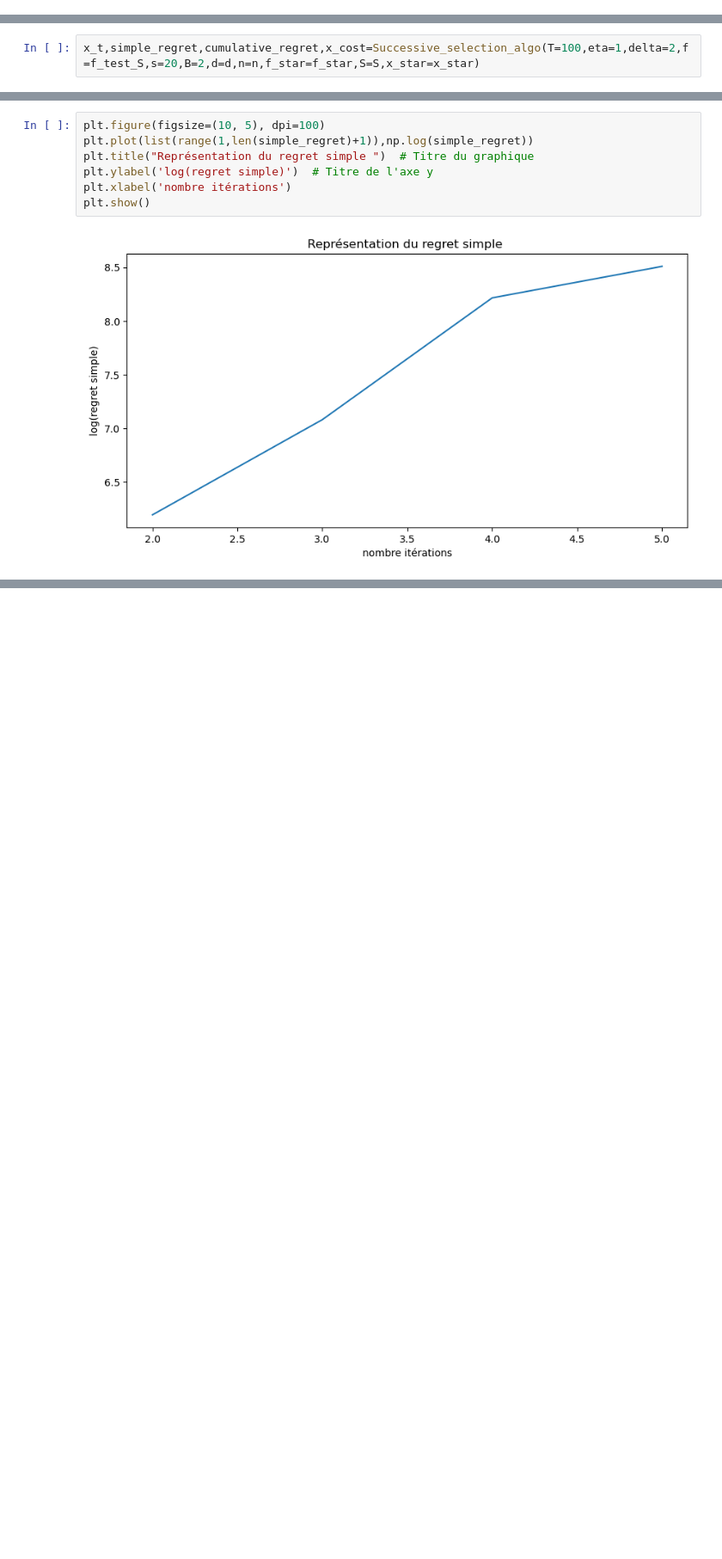
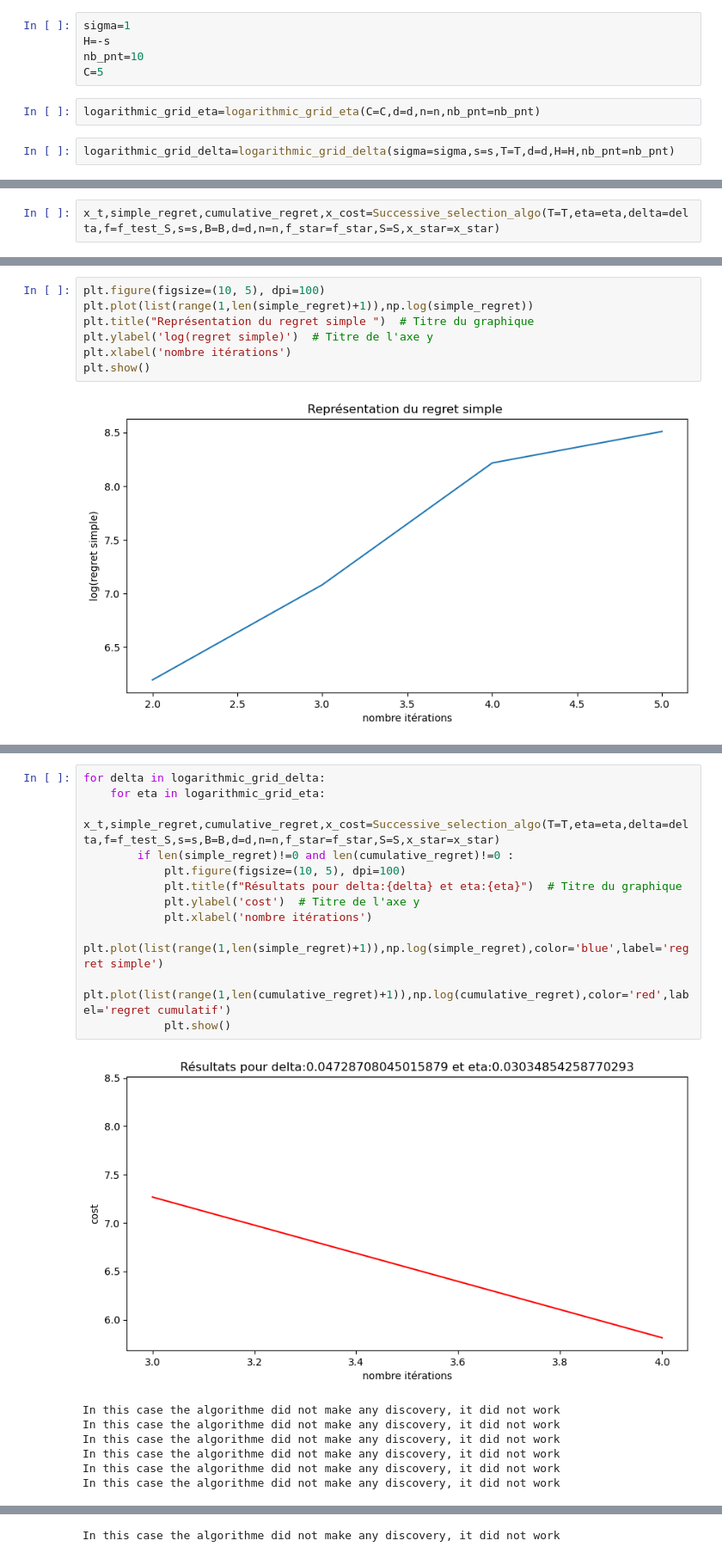
Before and after one commit to ilyeshammouda/Stage_2A_ENSAE, a Jupyter notebook: notebook/tests.ipynb, the cells around one changed output, grey strips where cells are left out. Shown at 86% size. Drawn from its saved outputs; the diff is of its cells as text; blank space fills up the shorter version.

```diff
--- a/notebook/tests.ipynb
+++ b/notebook/tests.ipynb
@@ -157,6 +166,15 @@ S= random.sample(range(90), s)
 x_star=np.zeros(d)
 indices=np.array(S)
 x_star[indices]=0.5
+# %%
+sigma=1
+H=-s
+nb_pnt=10
+C=5
+# %%
+logarithmic_grid_eta=logarithmic_grid_eta(C=C,d=d,n=n,nb_pnt=nb_pnt)
+# %%
+logarithmic_grid_delta=logarithmic_grid_delta(sigma=sigma,s=s,T=T,d=d,H=H,nb_pnt=nb_pnt)
 # %%
 f_star=f_test_S(x_star,S,noise=0)
 # %%
@@ -164,7 +182,7 @@ f_star
 # %% [output]
 array([15.])
 # %%
-x_t,simple_regret,cumulative_regret,x_cost=Successive_selection_algo(T=100,eta=1,delta=2,f=f_test_S,s=20,B=2,d=d,n=n,f_star=f_star,S=S,x_star=x_star)
+x_t,simple_regret,cumulative_regret,x_cost=Successive_selection_algo(T=T,eta=eta,delta=delta,f=f_test_S,s=s,B=B,d=d,n=n,f_star=f_star,S=S,x_star=x_star)
 # %%
 plt.figure(figsize=(10, 5), dpi=100)
 plt.plot(list(range(1,len(cumulative_regret)+1)),np.log(cumulative_regret))
@@ -192,3 +210,23 @@ plt.xlabel('nombre itérations')
 plt.show()
 # %% [output]
 [figure]
+# %%
+for delta in logarithmic_grid_delta:
+    for eta in logarithmic_grid_eta:
+        x_t,simple_regret,cumulative_regret,x_cost=Successive_selection_algo(T=T,eta=eta,delta=delta,f=f_test_S,s=s,B=B,d=d,n=n,f_star=f_star,S=S,x_star=x_star)
+        if len(simple_regret)!=0 and len(cumulative_regret)!=0 :
+            plt.figure(figsize=(10, 5), dpi=100)
+            plt.title(f"Résultats pour delta:{delta} et eta:{eta}")  # Titre du graphique
+            plt.ylabel('cost')  # Titre de l'axe y
+            plt.xlabel('nombre itérations')
+            plt.plot(list(range(1,len(simple_regret)+1)),np.log(simple_regret),color='blue',label='regret simple')
+            plt.plot(list(range(1,len(cumulative_regret)+1)),np.log(cumulative_regret),color='red',label='regret cumulatif')
+            plt.show()
+# %% [output]
+[figure, added]
+In this case the algorithme did not make any discovery, it did not work
+In this case the algorithme did not make any discovery, it did not work
+In this case the algorithme did not make any discovery, it did not work
+In this case the algorithme did not make any discovery, it did not work
+In this case the algorithme did not make any discovery, it did not work
+In this case the algorithme did not make any discovery, it did not work
@@ -194,0 +239 @@ plt.show()
+In this case the algorithme did not make any discovery, it did not work
```
Also changed, not shown: parts of 4 cells of this notebook.
